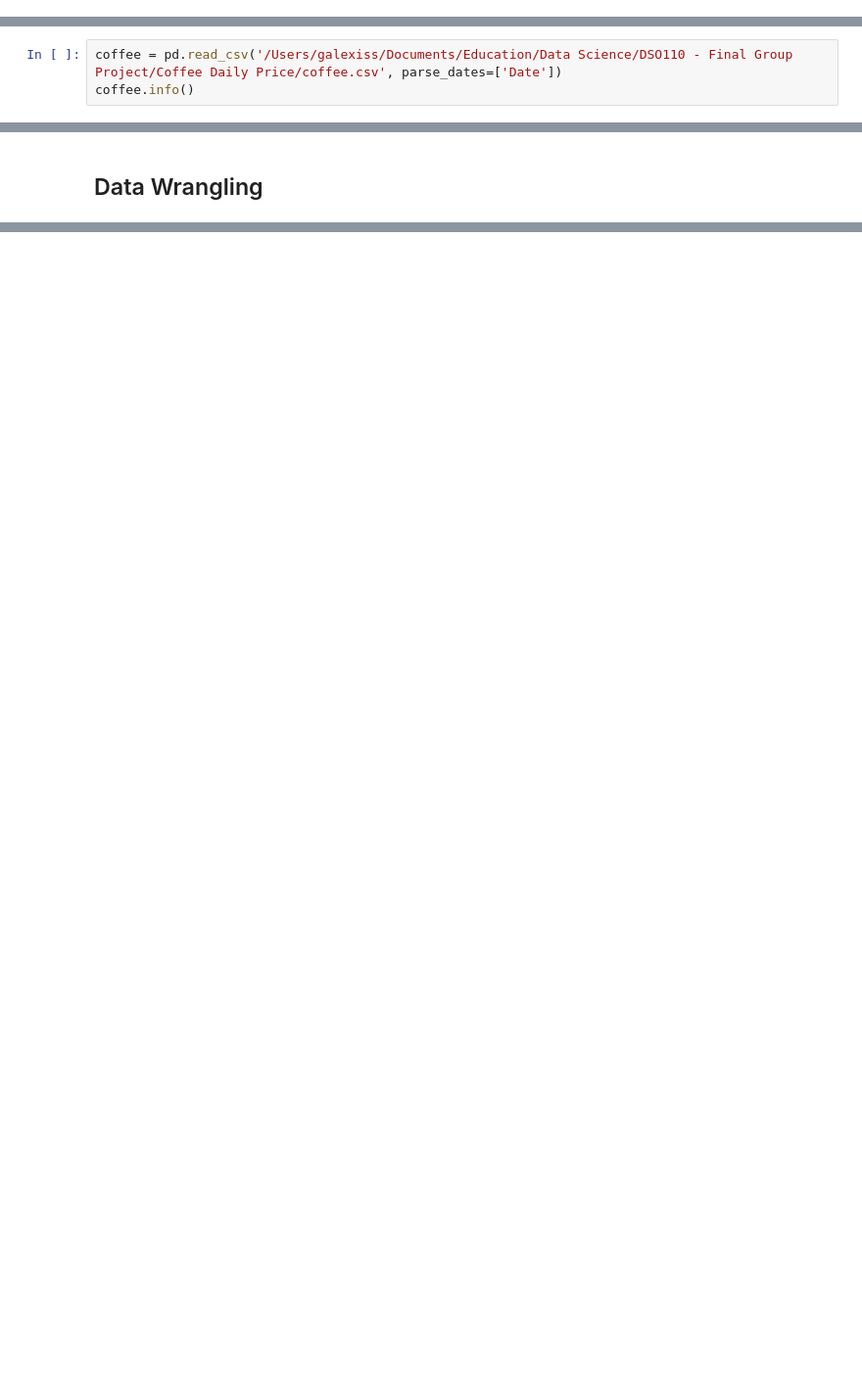
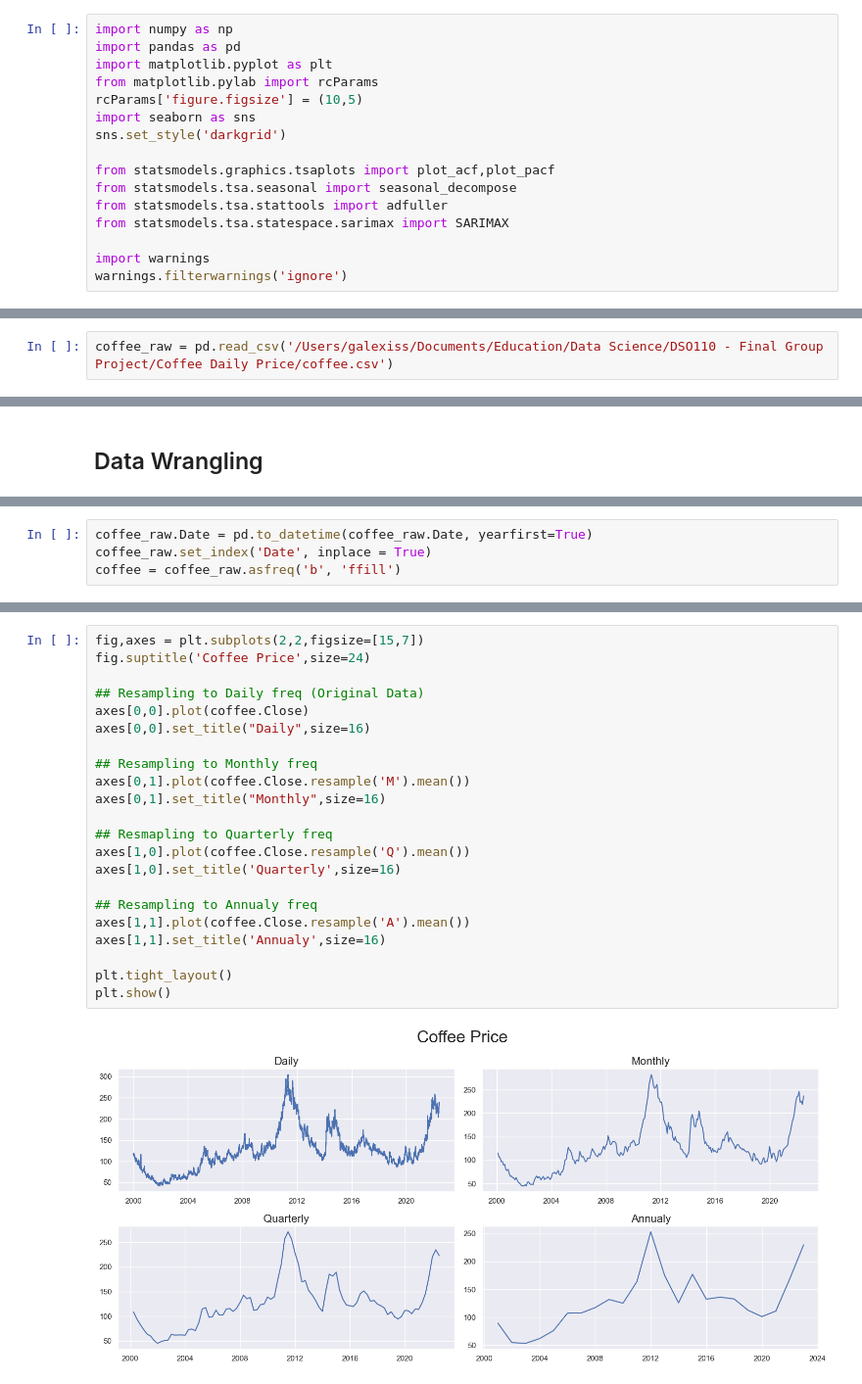
Before and after one commit to Final6/coffee-over-time, a Jupyter notebook: Codes/coffee_price_initial.ipynb, the cells around one changed output, grey strips where cells are left out. Shown at 98% size. Drawn from its saved outputs; the diff is of its cells as text; blank space fills up the shorter version.

```diff
--- a/Codes/coffee_price_initial.ipynb
+++ b/Codes/coffee_price_initial.ipynb
@@ -13,5 +5,20 @@ import seaborn as sns
+# %%
+import numpy as np
+import pandas as pd
+import matplotlib.pyplot as plt
+from matplotlib.pylab import rcParams
+rcParams['figure.figsize'] = (10,5)
+import seaborn as sns
+sns.set_style('darkgrid')
+
+from statsmodels.graphics.tsaplots import plot_acf,plot_pacf
+from statsmodels.tsa.seasonal import seasonal_decompose
+from statsmodels.tsa.stattools import adfuller
+from statsmodels.tsa.statespace.sarimax import SARIMAX
+
+import warnings
+warnings.filterwarnings('ignore')
 # %% [markdown]
 ## Loading Dataset
 # %%
-coffee = pd.read_csv('/Users/galexiss/Documents/Education/Data Science/DSO110 - Final Group Project/Coffee Daily Price/coffee.csv', parse_dates=['Date'])
-coffee.info()
+coffee_raw = pd.read_csv('/Users/galexiss/Documents/Education/Data Science/DSO110 - Final Group Project/Coffee Daily Price/coffee.csv')
@@ -103,0 +27,4 @@ AttributeError: 'Int64Index' object has no attribute 'year'
+# %%
+coffee_raw.Date = pd.to_datetime(coffee_raw.Date, yearfirst=True)
+coffee_raw.set_index('Date', inplace = True)
+coffee = coffee_raw.asfreq('b', 'ffill')
@@ -103,0 +33,24 @@ AttributeError: 'Int64Index' object has no attribute 'year'
+# %%
+fig,axes = plt.subplots(2,2,figsize=[15,7])
+fig.suptitle('Coffee Price',size=24)
+
+## Resampling to Daily freq (Original Data)
+axes[0,0].plot(coffee.Close)
+axes[0,0].set_title("Daily",size=16)
+
+## Resampling to Monthly freq
+axes[0,1].plot(coffee.Close.resample('M').mean())
+axes[0,1].set_title("Monthly",size=16)
+
+## Resmapling to Quarterly freq
+axes[1,0].plot(coffee.Close.resample('Q').mean())
+axes[1,0].set_title('Quarterly',size=16)
+
+## Resampling to Annualy freq
+axes[1,1].plot(coffee.Close.resample('A').mean())
+axes[1,1].set_title('Annualy',size=16)
+
+plt.tight_layout()
+plt.show()
+# %% [output]
+[figure, added]
```
Also changed, not shown: parts of 13 cells of this notebook, 1 other file.
